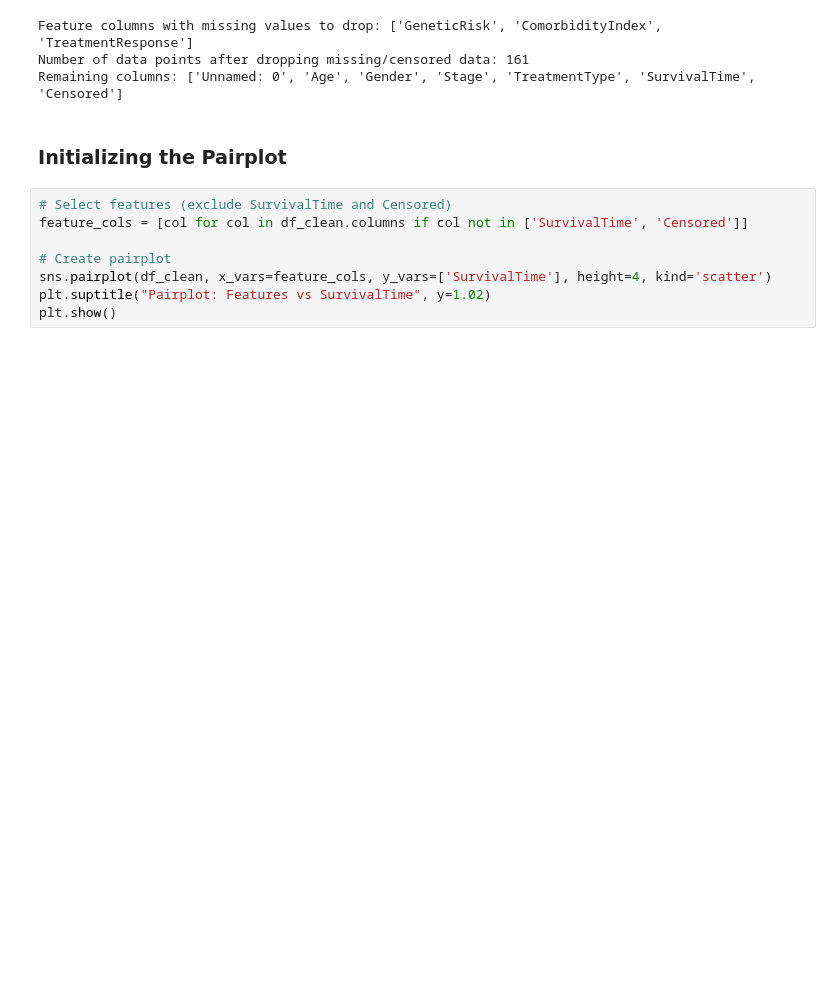
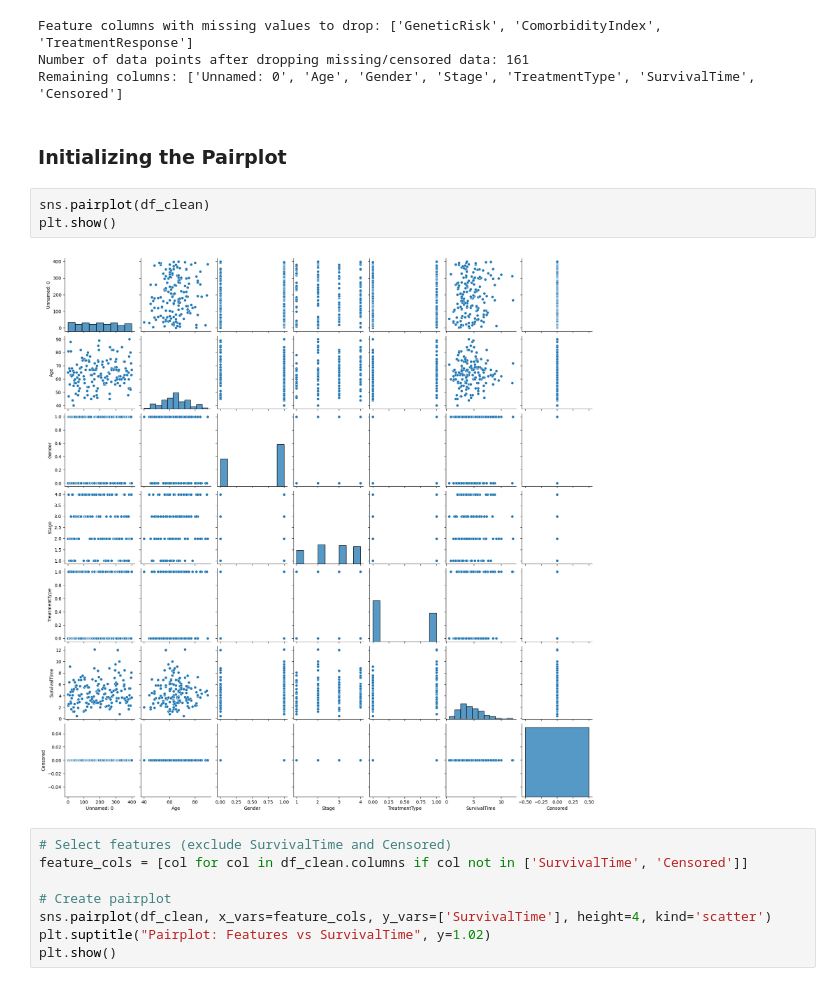
Before and after one commit to bencastello/Machine-Learning-Assignment-2, a Jupyter notebook: ml_assignment_2.ipynb, the cells around one changed output. Drawn from its saved outputs; the diff is of its cells as text; blank space fills up the shorter version.

```diff
--- a/ml_assignment_2.ipynb
+++ b/ml_assignment_2.ipynb
@@ -130,6 +130,11 @@ Number of data points after dropping missing/censored data: 161
 Remaining columns: ['Unnamed: 0', 'Age', 'Gender', 'Stage', 'TreatmentType', 'SurvivalTime', 'Censored']
 # %% [markdown]
 ### Initializing the Pairplot
+# %%
+sns.pairplot(df_clean)
+plt.show()
+# %% [output]
+[figure, added]
 # %%
 # Select features (exclude SurvivalTime and Censored)
 feature_cols = [col for col in df_clean.columns if col not in ['SurvivalTime', 'Censored']]
```
Also changed, not shown: parts of 19 cells of this notebook.
